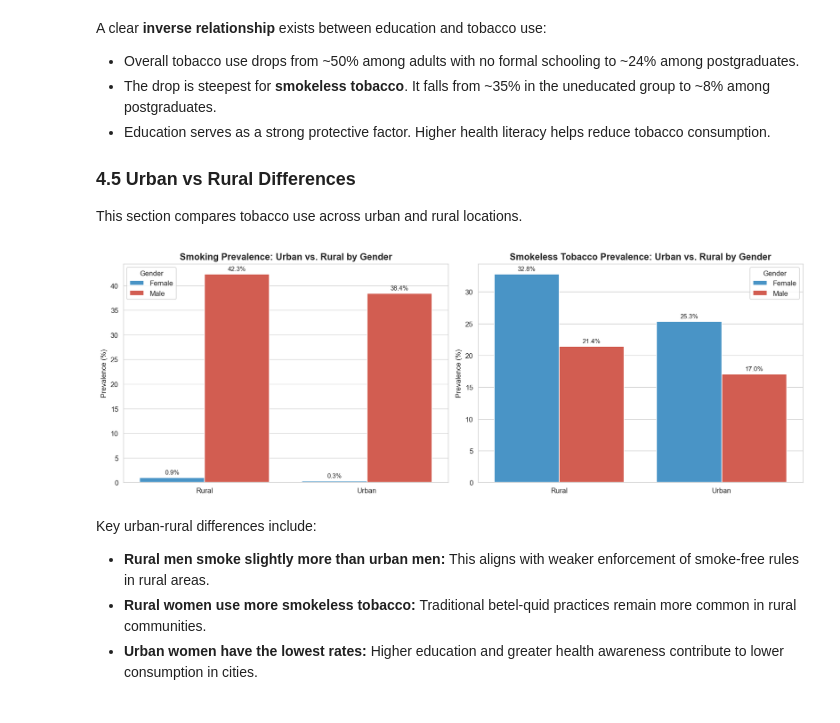
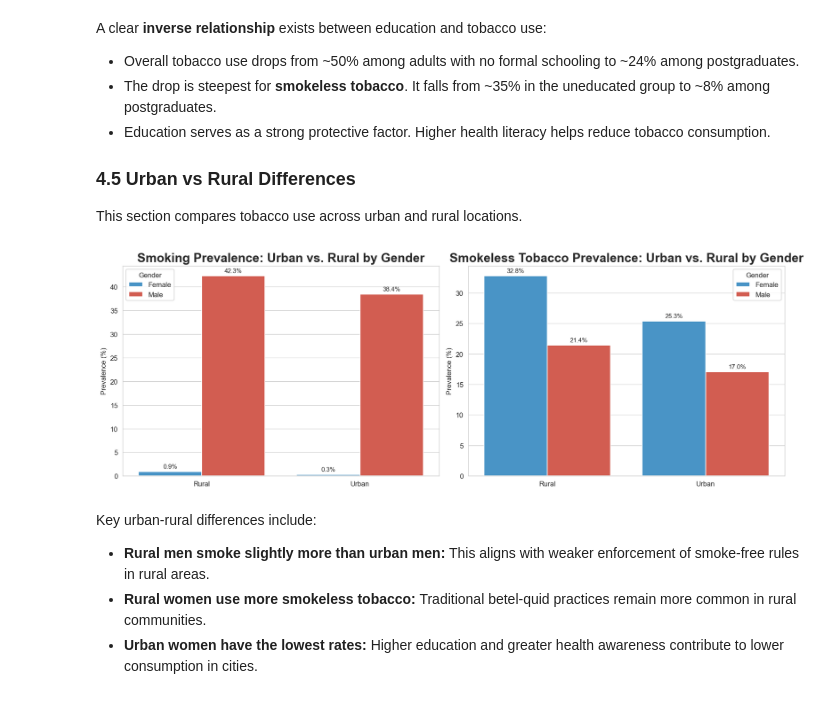
Before and after one commit to sowmiksudo/GATS-2017-Bangladesh-Microdata-Analysis, a Jupyter notebook: GATS_2017_Bangladesh_Analysis.ipynb, the cells around one changed output. Cells and saved outputs as stored; diff of their text form; code cells hidden in the pictures.

```diff
--- a/GATS_2017_Bangladesh_Analysis.ipynb
+++ b/GATS_2017_Bangladesh_Analysis.ipynb
@@ -261,7 +261,7 @@ order = ['Non-User', 'Smoker Only', 'Smokeless Only', 'Dual User']
 colors = {'Non-User': '#2ecc71', 'Smoker Only': '#e74c3c', 'Smokeless Only': '#3498db', 'Dual User': '#9b59b6'}
 sns.countplot(data=df, x='Tobacco_Type', order=order,
               palette=[colors[o] for o in order], edgecolor='white', ax=axes[0])
-axes[0].set_title('Distribution of Tobacco Use Categories', fontsize=13, fontweight='bold')
+axes[0].set_title('Distribution of Tobacco Use Categories', fontsize=18, fontweight='bold')
 axes[0].set_ylabel('Number of Respondents')
 axes[0].set_xlabel('')
 for container in axes[0].containers:
@@ -276,7 +276,7 @@ counts = [
 ]
 bar_colors = ['#e74c3c', '#f39c12', '#3498db', '#1abc9c']
 axes[1].barh(categories, counts, color=bar_colors, edgecolor='white', height=0.6)
-axes[1].set_title('Daily vs. Occasional Consumption by Tobacco Type', fontsize=13, fontweight='bold')
+axes[1].set_title('Daily vs. Occasional Consumption by Tobacco Type', fontsize=18, fontweight='bold')
 axes[1].set_xlabel('Number of Respondents')
 for i, v in enumerate(counts):
     axes[1].text(v + 30, i, f'{v:,} ({v/len(df)*100:.1f}%)', va='center', fontsize=9)
@@ -394,7 +394,7 @@ tobacco_gender = pd.crosstab(df['Gender'], df['Tobacco_Type'], normalize='index'
 tobacco_gender = tobacco_gender[['Smoker Only', 'Smokeless Only', 'Dual User', 'Non-User']]
 tobacco_gender.plot(kind='bar', stacked=True, ax=axes[0],
     color=['#e74c3c', '#3498db', '#9b59b6', '#2ecc71'], edgecolor='white', width=0.5)
-axes[0].set_title('Tobacco Use Composition by Gender', fontsize=13, fontweight='bold')
+axes[0].set_title('Tobacco Use Composition by Gender', fontsize=18, fontweight='bold')
 axes[0].set_ylabel('Percentage (%)')
 axes[0].set_xlabel('')
 axes[0].set_xticklabels(axes[0].get_xticklabels(), rotation=0)
@@ -416,7 +416,7 @@ rates_df = pd.DataFrame(gender_rates)
 
 sns.barplot(data=rates_df, x='Gender', y='Uses', hue='Type',
             palette=['#e74c3c', '#3498db'], edgecolor='white', ax=axes[1])
-axes[1].set_title('Tobacco Use Rate by Gender and Product Type', fontsize=13, fontweight='bold')
+axes[1].set_title('Tobacco Use Rate by Gender and Product Type', fontsize=18, fontweight='bold')
 axes[1].set_ylabel('Proportion Using')
 axes[1].set_xlabel('')
 axes[1].legend(title='Tobacco Type', frameon=True)
@@ -510,8 +510,8 @@ bars3 = ax.barh(y_pos + height, smoke_edu['Any Tobacco'], height, label='Any Tob
 
 ax.set_yticks(y_pos)
 ax.set_yticklabels(edu_order, fontsize=10)
-ax.set_xlabel('Prevalence (%)', fontsize=12)
-ax.set_title('Tobacco Prevalence Stratified by Educational Attainment', fontsize=14, fontweight='bold')
+ax.set_xlabel('Prevalence (%)', fontsize=18)
+ax.set_title('Tobacco Prevalence Stratified by Educational Attainment', fontsize=18, fontweight='bold')
 ax.legend(frameon=True)
 ax.bar_label(bars3, fmt='%.1f%%', fontsize=8, padding=3)
 ax.invert_yaxis()
@@ -534,36 +534,36 @@ This section compares tobacco use across urban and rural locations.
 # %%
 # 4.5 Urban vs. Rural Tobacco Prevalence
 fig, axes = plt.subplots(1, 2, figsize=(14, 5))
 
 res_gender = df.groupby(['Residence', 'Gender']).apply(
     lambda x: pd.Series({
         'Smoking Rate': x['B01'].isin([1,2]).mean() * 100,
         'Smokeless Rate': x['C01'].isin([1,2]).mean() * 100
     })
 ).reset_index()
 
 sns.barplot(data=res_gender, x='Residence', y='Smoking Rate', hue='Gender',
             palette=['#3498db', '#e74c3c'], edgecolor='white', ax=axes[0])
-axes[0].set_title('Smoking Prevalence: Urban vs. Rural by Gender', fontsize=13, fontweight='bold')
+axes[0].set_title('Smoking Prevalence: Urban vs. Rural by Gender', fontsize=18, fontweight='bold')
 axes[0].set_ylabel('Prevalence (%)')
 axes[0].set_xlabel('')
 
 sns.barplot(data=res_gender, x='Residence', y='Smokeless Rate', hue='Gender',
             palette=['#3498db', '#e74c3c'], edgecolor='white', ax=axes[1])
-axes[1].set_title('Smokeless Tobacco Prevalence: Urban vs. Rural by Gender', fontsize=13, fontweight='bold')
+axes[1].set_title('Smokeless Tobacco Prevalence: Urban vs. Rural by Gender', fontsize=18, fontweight='bold')
 axes[1].set_ylabel('Prevalence (%)')
 axes[1].set_xlabel('')
 
 for ax in axes:
     for container in ax.containers:
         ax.bar_label(container, fmt='%.1f%%', fontsize=9, padding=3,
                      labels=[f'{v.get_height():.1f}%' for v in container])
 
 plt.tight_layout()
 plt.savefig('05_urban_rural.png', dpi=150, bbox_inches='tight')
 plt.show()
 # %% [output]
-[figure, old version]
+[figure, new version]
 # %% [markdown]
 Key urban-rural differences include:
 
```
Also changed, not shown: parts of 17 cells of this notebook, 21 other files.
